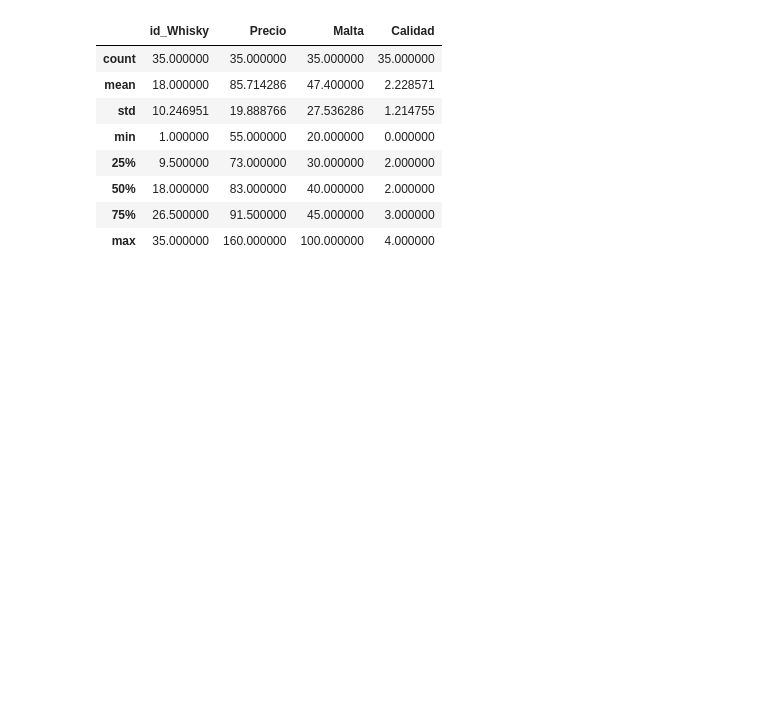
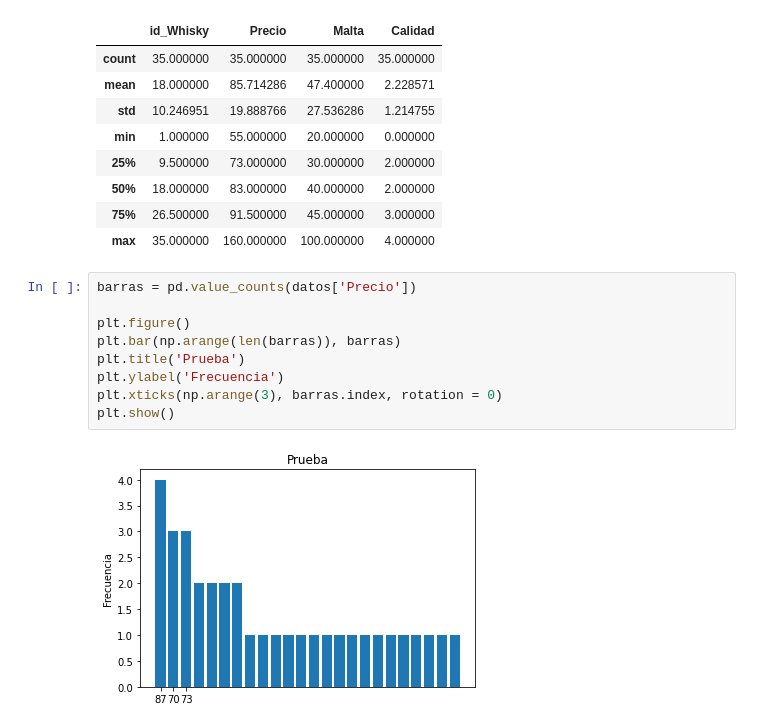
Before and after one commit to JefferLindao/AnalisisDatos, a Jupyter notebook: Untitled1.ipynb, the cells around one changed output. Saved outputs shown, nothing was run; the diff lists cells and outputs as text; blank space fills up the shorter version.

```diff
--- a/Untitled1.ipynb
+++ b/Untitled1.ipynb
@@ -22,3 +22,14 @@ datos.describe()
 | 50% | 18.000000 | 83.000000 | 40.000000 | 2.000000 |
 | 75% | 26.500000 | 91.500000 | 45.000000 | 3.000000 |
 | max | 35.000000 | 160.000000 | 100.000000 | 4.000000 |
+# %%
+barras = pd.value_counts(datos['Precio'])
+
+plt.figure()
+plt.bar(np.arange(len(barras)), barras)
+plt.title('Prueba')
+plt.ylabel('Frecuencia')
+plt.xticks(np.arange(3), barras.index, rotation = 0)
+plt.show()
+# %% [output]
+[figure, added]
```
Also changed, not shown: parts of 1 cell of this notebook.
